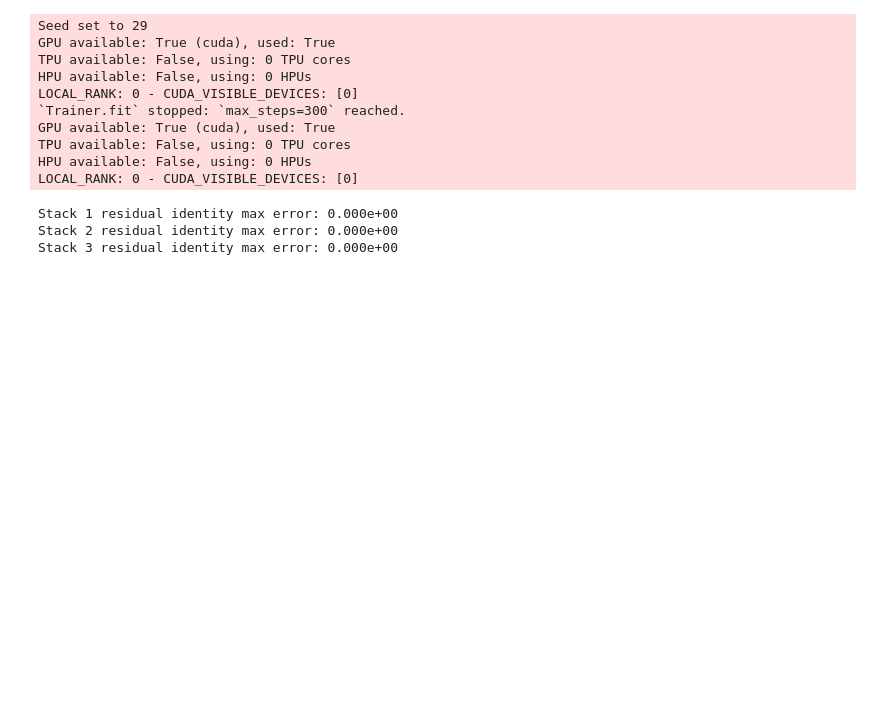
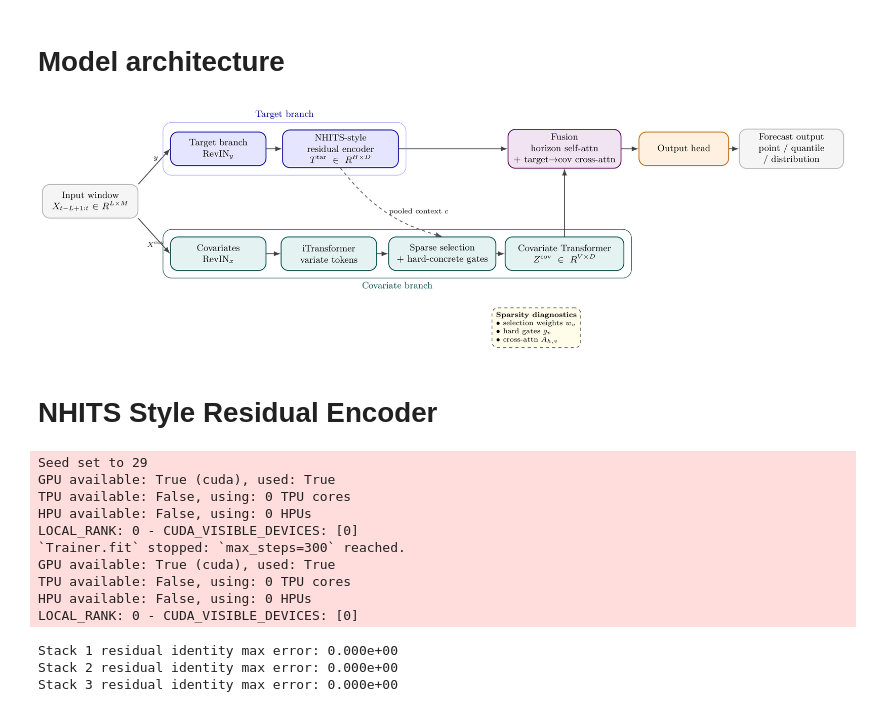
Before and after one commit to QuantLet/onchain-insights, a Jupyter notebook: 10. Forecasting architecture/code.ipynb, the cells around one changed output. Cells and saved outputs as stored; diff of their text form; code cells hidden in the pictures; blank space fills up the shorter version.

Commit message:
update NN architecture

```diff
--- a/10. Forecasting architecture/code.ipynb
+++ b/10. Forecasting architecture/code.ipynb
@@ -1 +13,9 @@
+# %% [markdown]
+# Model architecture
+# %%
+Image(filename="architecture_ML.png")
+# %% [output]
+[figure, added]
+# %% [markdown]
+# NHITS Style Residual Encoder
 # %%
```
Also changed, not shown: parts of 2 cells of this notebook, 2 other files.
